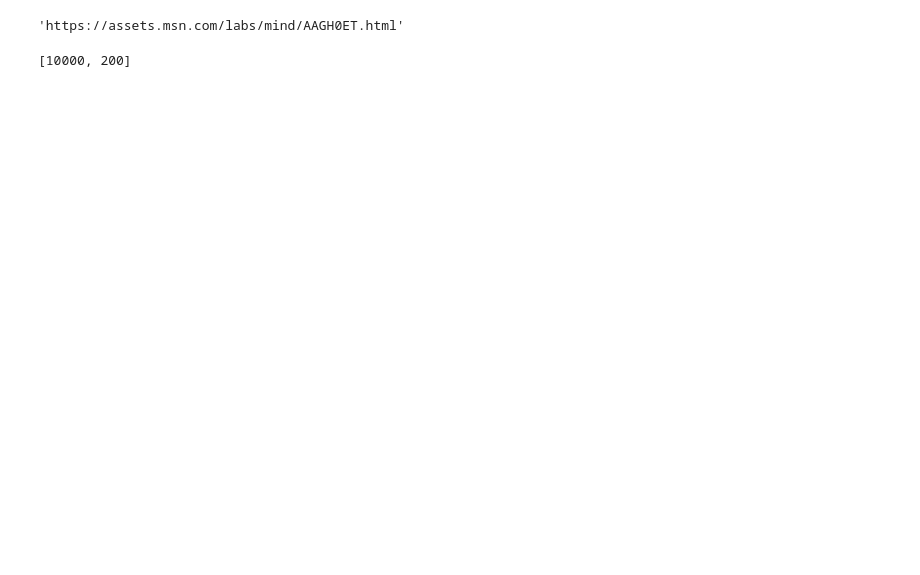
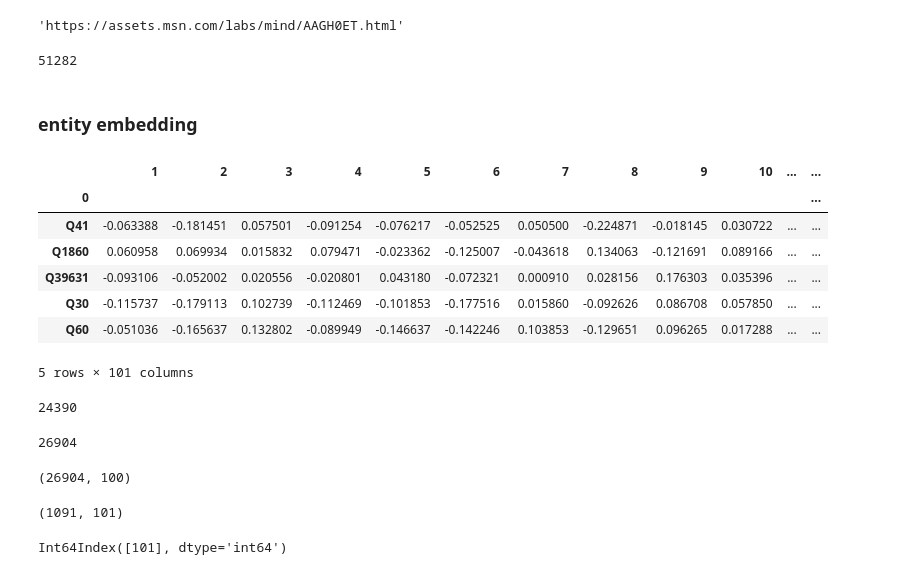
Before and after one commit to neojohny/peace_of_MIND, a Jupyter notebook: eda.ipynb, the cells around one changed output. Saved outputs shown, nothing was run; the diff lists cells and outputs as text; code cells hidden in the pictures; blank space fills up the shorter version.

```diff
--- a/eda.ipynb
+++ b/eda.ipynb
@@ -80,13 +513,9 @@ news.head()
 news.iloc[0,4]
 # %% [output]
 'https://assets.msn.com/labs/mind/AAGH0ET.html'
-# %%
-aa = [1,2]#,3,4]
-bb = [100,200]
-aa = bb
-for i in range(len(aa)):
-    aa[i] = bb[i]
-bb[0] = 10000
-aa
-# %% [output]
-[10000, 200]
+# %%
+len(news.index.unique())
+# %% [output]
+51282
+# %% [markdown]
+### entity embedding
@@ -92,0 +527,22 @@ aa
+# %%
+entity_embed = pd.read_csv('MINDsmall_train/entity_embedding.vec', delimiter='\t', header=None, index_col=0)
+# %%
+entity_embed.head()
+# %% [output]
+|  | 1 | 2 | 3 | 4 | 5 | 6 | 7 | 8 | 9 | 10 | ... | ... |
+| 0 |  |  |  |  |  |  |  |  |  |  |  | ... |
+| Q41 | -0.063388 | -0.181451 | 0.057501 | -0.091254 | -0.076217 | -0.052525 | 0.050500 | -0.224871 | -0.018145 | 0.030722 | ... | ... |
+| Q1860 | 0.060958 | 0.069934 | 0.015832 | 0.079471 | -0.023362 | -0.125007 | -0.043618 | 0.134063 | -0.121691 | 0.089166 | ... | ... |
+| Q39631 | -0.093106 | -0.052002 | 0.020556 | -0.020801 | 0.043180 | -0.072321 | 0.000910 | 0.028156 | 0.176303 | 0.035396 | ... | ... |
+| Q30 | -0.115737 | -0.179113 | 0.102739 | -0.112469 | -0.101853 | -0.177516 | 0.015860 | -0.092626 | 0.086708 | 0.057850 | ... | ... |
+| Q60 | -0.051036 | -0.165637 | 0.132802 | -0.089949 | -0.146637 | -0.142246 | 0.103853 | -0.129651 | 0.096265 | 0.017288 | ... | ... |
+5 rows × 101 columns
+# %%
+
+len(entity_embed.iloc[:,0].unique())
+# %% [output]
+24390
+# %%
+sum(entity_embed.iloc[:,100].isna())
+# %% [output]
+26904
@@ -92,0 +551,4 @@ aa
+# %%
+entity_embed.shape
+# %% [output]
+(26904, 100)
@@ -92,0 +557,8 @@ aa
+# %%
+relations.shape
+# %% [output]
+(1091, 101)
+# %%
+relations.columns[relations.isna().any()]
+# %% [output]
+Int64Index([101], dtype='int64')
```
Also changed, not shown: parts of 77 cells of this notebook.
